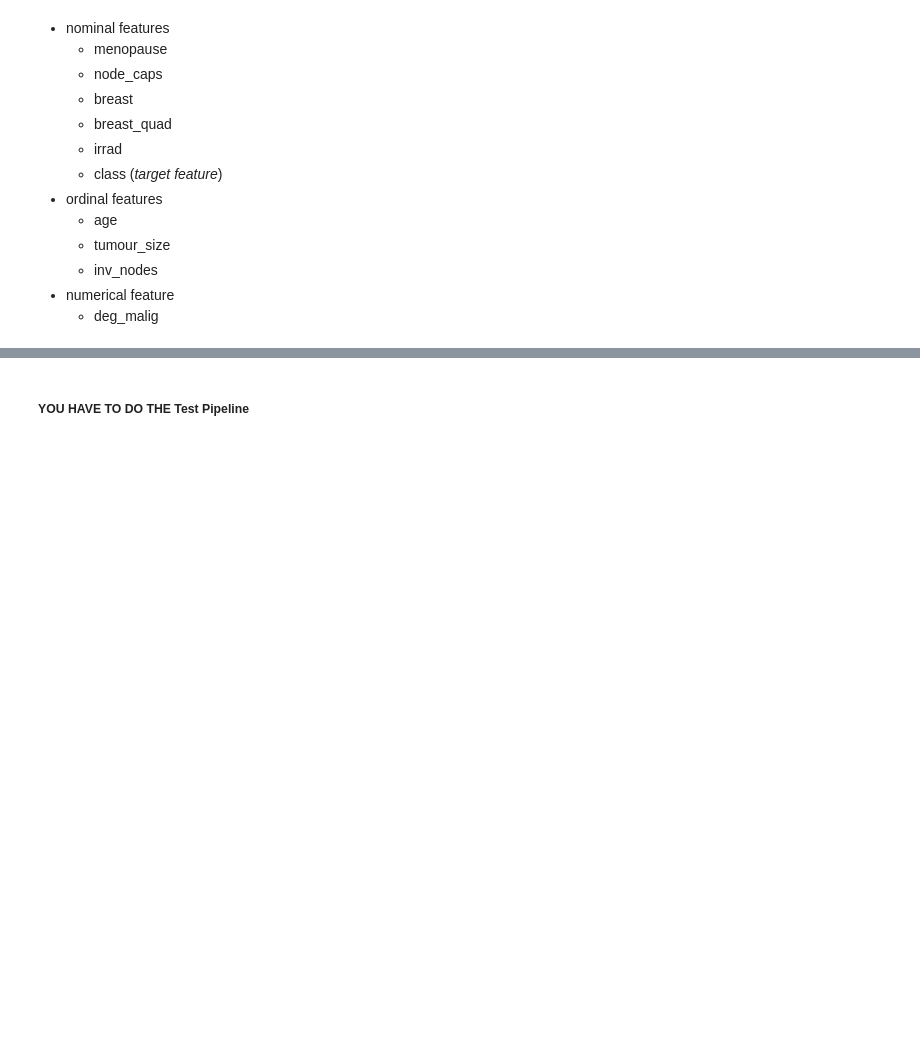
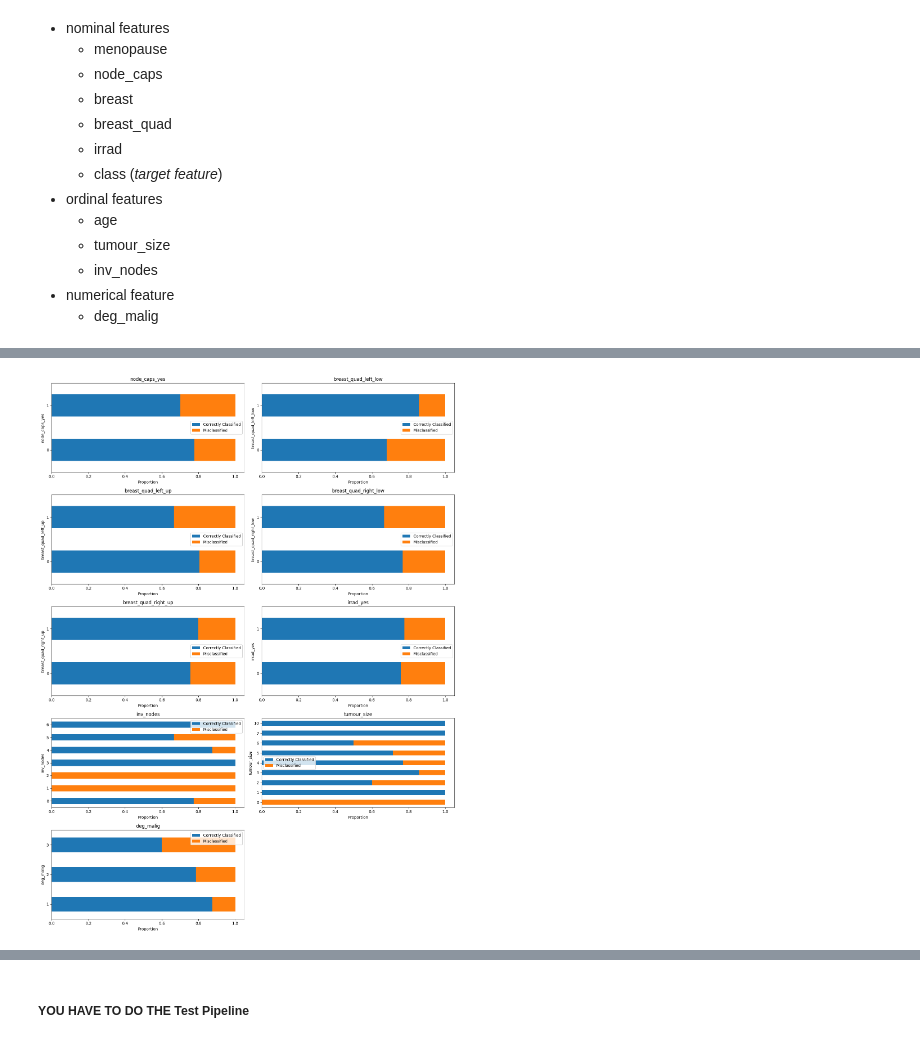
Before and after one commit to daniocionini/Prediction-Model-Breast-Cancer-Recurrence, a Jupyter notebook: model_prediction_recurrence_breast_cancer.ipynb, the cells around one changed output, grey strips where cells are left out. Drawn from its saved outputs; the diff is of its cells as text; code cells hidden in the pictures; blank space fills up the shorter version.

```diff
--- a/model_prediction_recurrence_breast_cancer.ipynb
+++ b/model_prediction_recurrence_breast_cancer.ipynb
@@ -251,0 +80,3 @@ highlighted
+# %%
+smote = SMOTE(random_state=42)
+X_train_resampled, y_train_resampled = smote.fit_resample(X_train_eval, y_train_eval)
@@ -251,0 +263,7 @@ highlighted
+# %%
+errors = X_eval[y_eval != y_pred]
+error_labels = y_eval[y_eval != y_pred]
+error_predictions = y_pred[y_eval != y_pred]
+
+errors_with_labels = errors.assign(true_label=error_labels, predicted_label=error_predictions)
+display(errors_with_labels)
@@ -251,0 +283,42 @@ highlighted
+# %%
+features = ['node_caps_yes', 'breast_quad_left_low', 'breast_quad_left_up',
+            'breast_quad_right_low', 'breast_quad_right_up', 'irrad_yes',
+            'inv_nodes', 'tumour_size', 'deg_malig']
+
+# Calculate the number of rows and columns for the subplots
+n_features = len(features)
+ncols = 2
+nrows = math.ceil(n_features / ncols)
+
+fig, axes = plt.subplots(nrows=nrows, ncols=ncols, figsize=(15, 20))
+
+for index, feature in enumerate(features):
+    row, col = divmod(index, ncols)
+
+    # Calculate the misclassification rate for each feature value
+    misclassification_counts = errors_with_labels[feature].value_counts()
+    overall_counts = X_eval[feature].value_counts()
+    misclassification_rate = misclassification_counts / overall_counts
+
+    # Calculate the classification rate for each feature value
+    classification_counts = X_eval[y_eval == y_pred][feature].value_counts()
+    classification_rate = classification_counts / overall_counts
+
+    # Create a stacked bar chart
+    rate_df = pd.DataFrame({'Correctly Classified': classification_rate, 'Misclassified': misclassification_rate}).fillna(0)
+    rate_df.plot(kind='barh', stacked=True, ax=axes[row, col])
+    axes[row, col].set_xlabel('Proportion')
+    axes[row, col].set_ylabel(feature)
+    axes[row, col].set_title(f'{feature}')
+    axes[row, col].legend()
+
+
+# Remove any unused subplots
+for i in range(index+1, nrows*ncols):
+    row, col = divmod(i, ncols)
+    fig.delaxes(axes[row, col])
+
+fig.tight_layout()
+plt.show()
+# %% [output]
+[figure, added]
```
Also changed, not shown: parts of 37 cells of this notebook, 1 other file.
